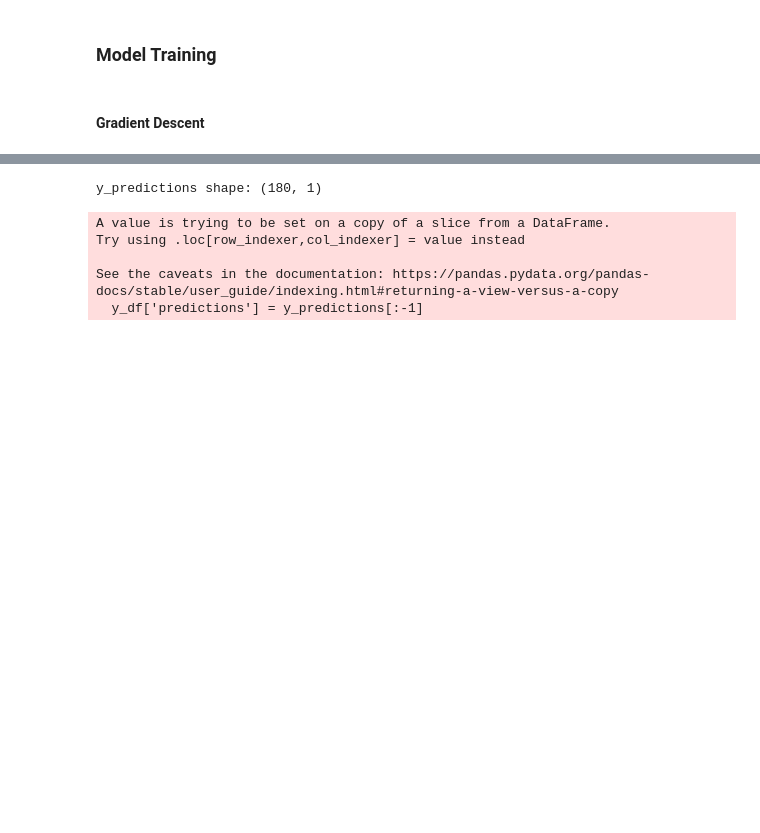
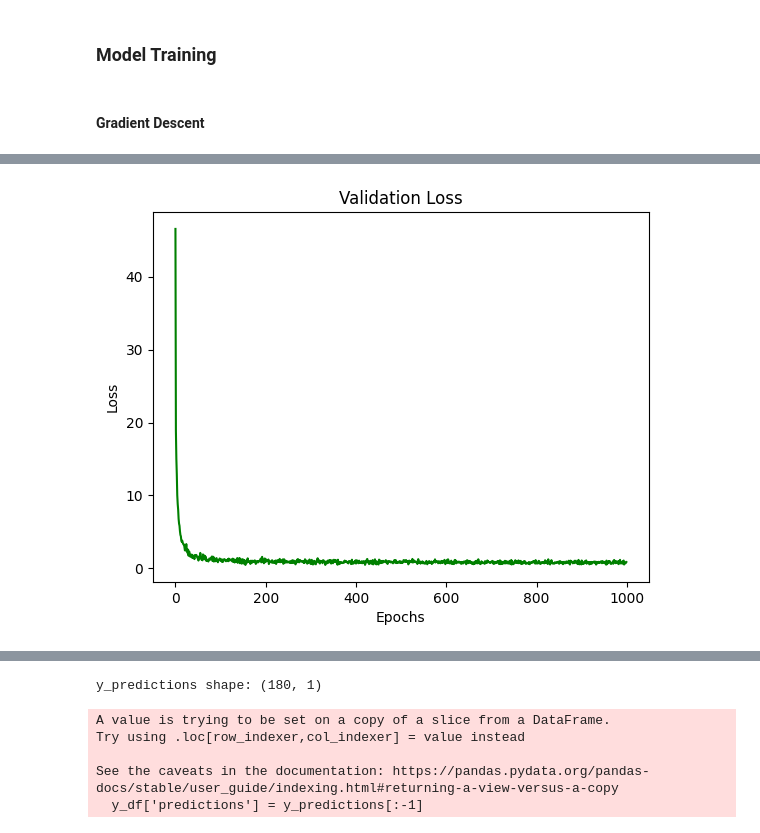
Before and after one commit to kclzl-nus/LSTM-Time-Series-Prediction, a Jupyter notebook: lstm_main.ipynb, the cells around one changed output, grey strips where cells are left out. Saved outputs shown, nothing was run; the diff lists cells and outputs as text; code cells hidden in the pictures; blank space fills up the shorter version.

```diff
--- a/lstm_main.ipynb
+++ b/lstm_main.ipynb
@@ -647 +659,10 @@ plt.show()
+# %%
+# plot validation loss, green color
+plt.plot(validation_losses, color='green')
+plt.title('Validation Loss')
+plt.xlabel('Epochs')
+plt.ylabel('Loss')
+plt.show()
+# %% [output]
+[figure, added]
 # %%
```
Also changed, not shown: parts of 8 cells of this notebook.
